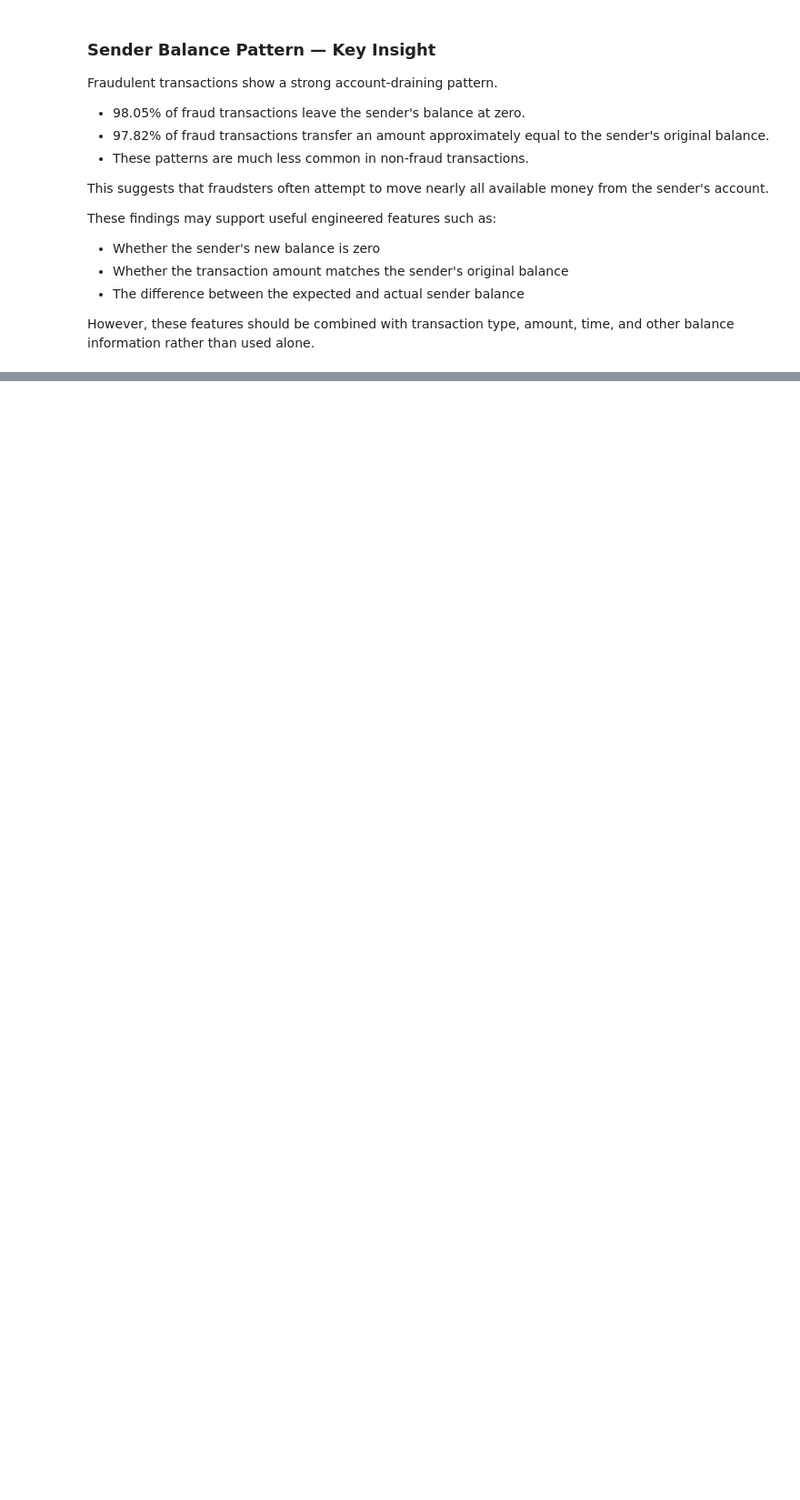
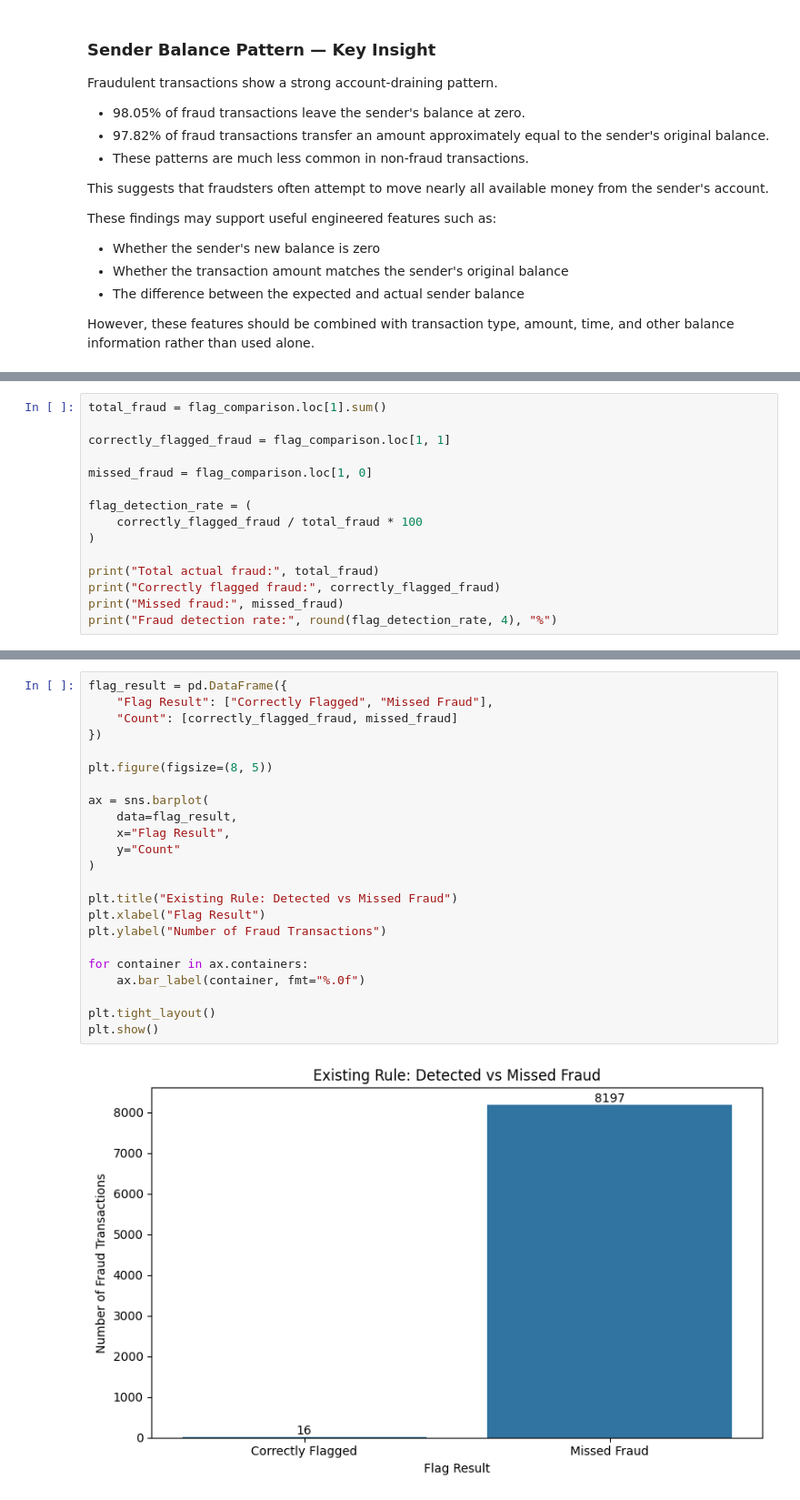
Before and after one commit to vedu13/paysim-fraud-detection, a Jupyter notebook: notebooks/02_exploratory_data_analysis.ipynb, the cells around one changed output, grey strips where cells are left out. Shown at 91% size. Drawn from its saved outputs; the diff is of its cells as text; blank space fills up the shorter version.

```diff
--- a/notebooks/02_exploratory_data_analysis.ipynb
+++ b/notebooks/02_exploratory_data_analysis.ipynb
@@ -528,0 +551,15 @@ However, these features should be combined with transaction type, amount, time,
+# %%
+total_fraud = flag_comparison.loc[1].sum()
+
+correctly_flagged_fraud = flag_comparison.loc[1, 1]
+
+missed_fraud = flag_comparison.loc[1, 0]
+
+flag_detection_rate = (
+    correctly_flagged_fraud / total_fraud * 100
+)
+
+print("Total actual fraud:", total_fraud)
+print("Correctly flagged fraud:", correctly_flagged_fraud)
+print("Missed fraud:", missed_fraud)
+print("Fraud detection rate:", round(flag_detection_rate, 4), "%")
@@ -528,0 +575,25 @@ However, these features should be combined with transaction type, amount, time,
+# %%
+flag_result = pd.DataFrame({
+    "Flag Result": ["Correctly Flagged", "Missed Fraud"],
+    "Count": [correctly_flagged_fraud, missed_fraud]
+})
+
+plt.figure(figsize=(8, 5))
+
+ax = sns.barplot(
+    data=flag_result,
+    x="Flag Result",
+    y="Count"
+)
+
+plt.title("Existing Rule: Detected vs Missed Fraud")
+plt.xlabel("Flag Result")
+plt.ylabel("Number of Fraud Transactions")
+
+for container in ax.containers:
+    ax.bar_label(container, fmt="%.0f")
+
+plt.tight_layout()
+plt.show()
+# %% [output]
+[figure, added]
```
Also changed, not shown: parts of 6 cells of this notebook.
